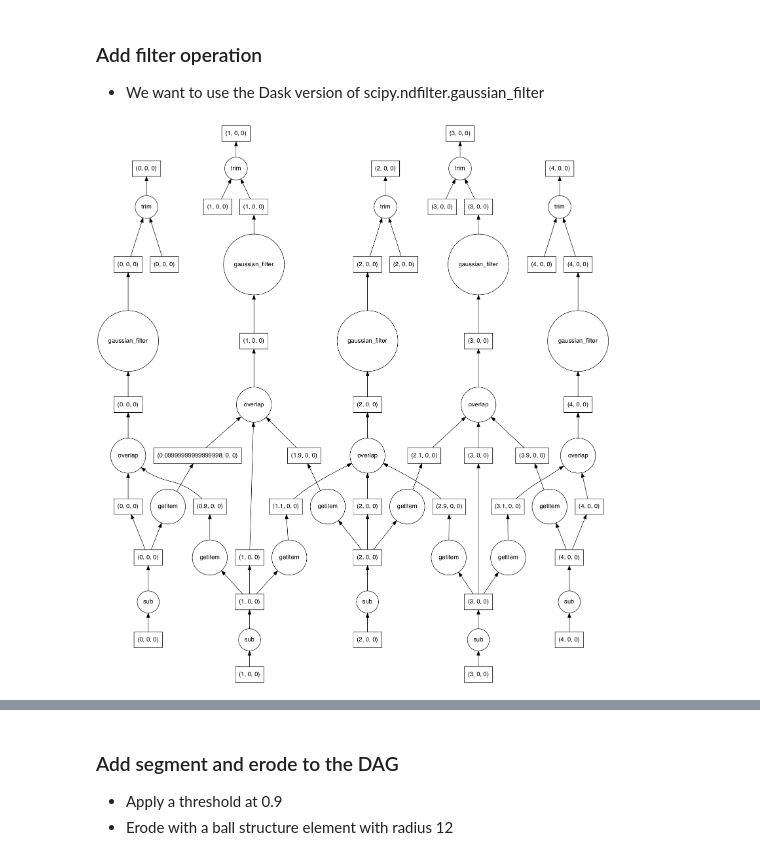
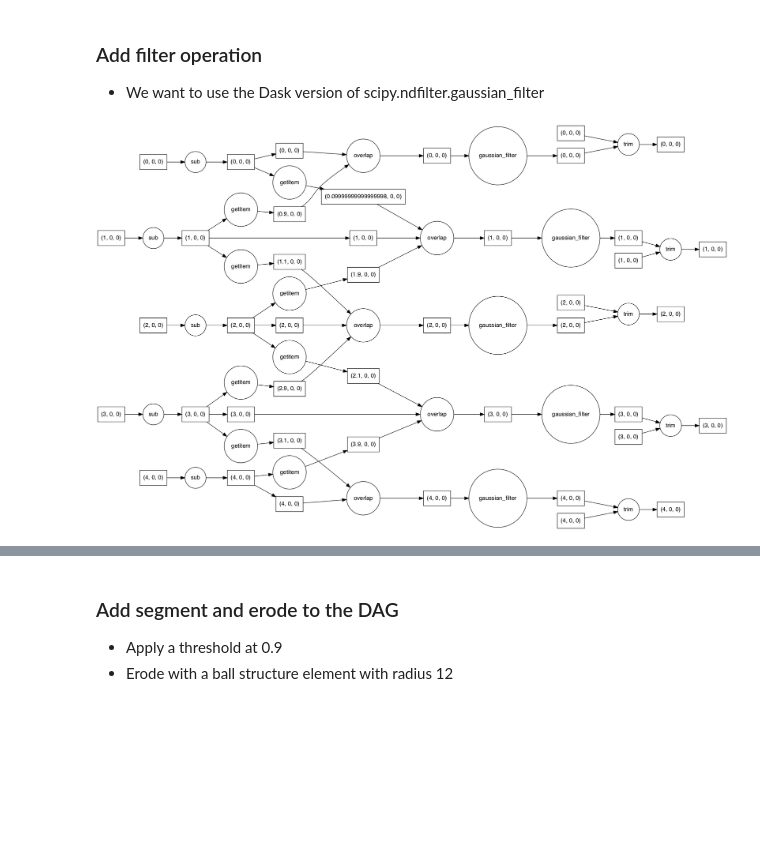
Before and after one commit to ImagingLectures/Quantitative-Big-Imaging-2024, a Jupyter notebook: Lectures/Lecture-11/11-ScalingUp.ipynb, the cells around one changed output, grey strips where cells are left out. Saved outputs shown, nothing was run; the diff lists cells and outputs as text; code cells hidden in the pictures; blank space fills up the shorter version.

```diff
--- a/Lectures/Lecture-11/11-ScalingUp.ipynb
+++ b/Lectures/Lecture-11/11-ScalingUp.ipynb
@@ -1122,6 +1124,6 @@ dot_graph(da_foam.dask)
 # %%
 import dask_ndfilters as da_ndfilt
 image_filt = da_ndfilt.gaussian_filter(1-da_foam, sigma=(3, 6, 6))
-dot_graph(image_filt.dask)
+dot_graph(image_filt.dask,rankdir="LR")
 # %% [output]
-[figure, old version]
+[figure, new version]
```
Also changed, not shown: parts of 13 cells of this notebook, 8 other files.
